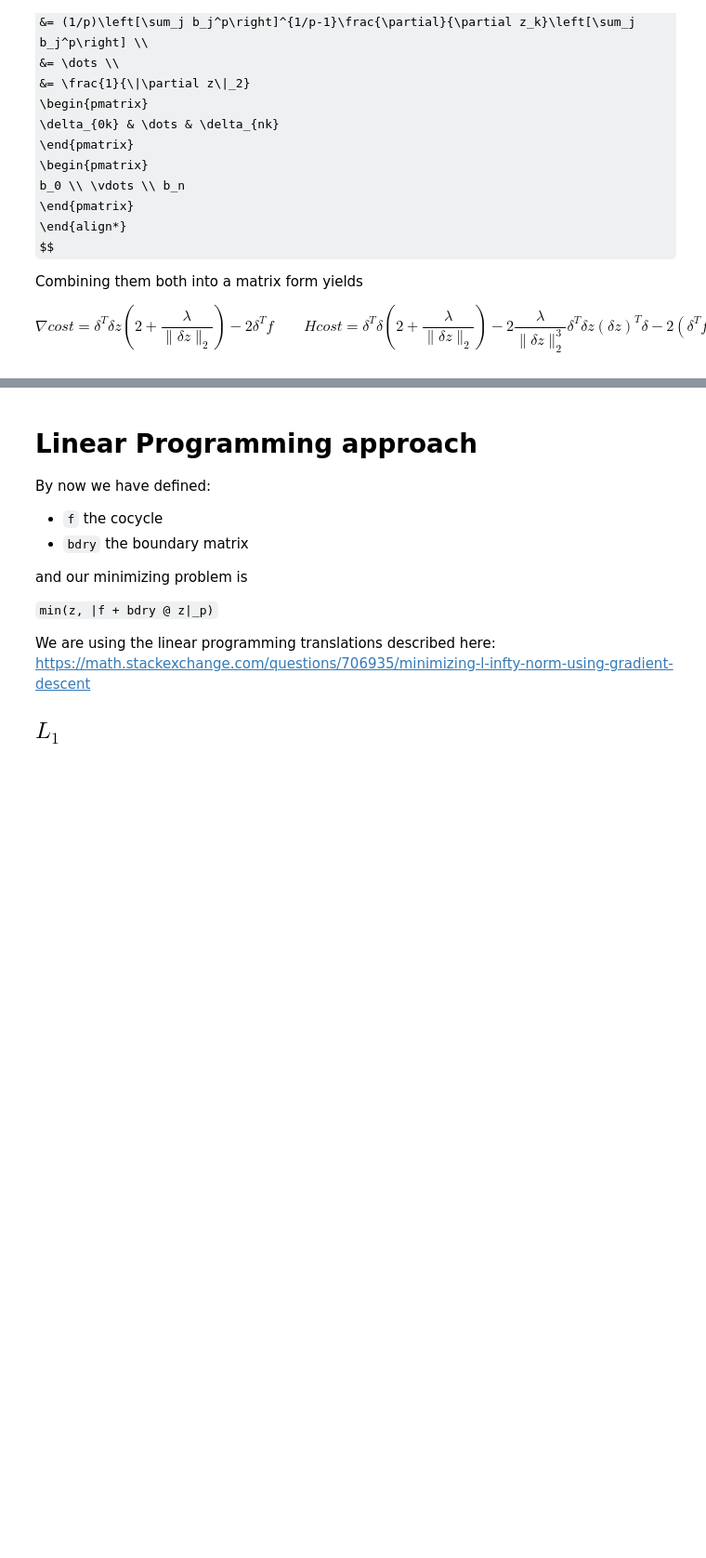
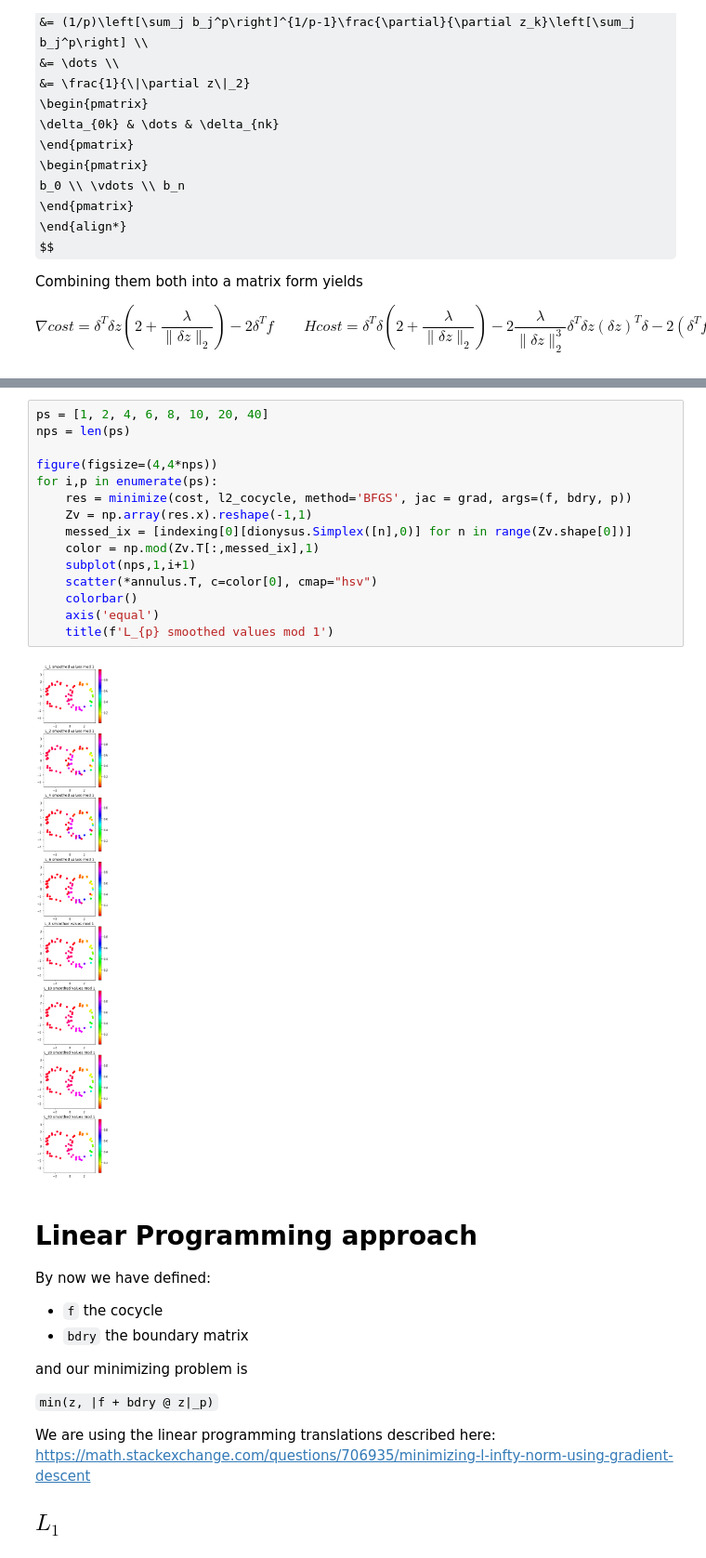
Before and after one commit to michiexile/icerm-tda-2019-08, a Jupyter notebook: Test_Annulus_edge_sparse-scipy_mvj-linprog.ipynb, the cells around one changed output, grey strips where cells are left out. Shown: that part at 93% size. Saved outputs shown, nothing was run; the diff lists cells and outputs as text; some formulas as TeX source; blank space fills up the shorter version.

```diff
--- a/Test_Annulus_edge_sparse-scipy_mvj-linprog.ipynb
+++ b/Test_Annulus_edge_sparse-scipy_mvj-linprog.ipynb
@@ -169,3 +228,20 @@ Text(0.5, 1.0, 'smoothed values mod 1')
+# %%
+ps = [1, 2, 4, 6, 8, 10, 20, 40]
+nps = len(ps)
+
+figure(figsize=(4,4*nps))
+for i,p in enumerate(ps):
+    res = minimize(cost, l2_cocycle, method='BFGS', jac = grad, args=(f, bdry, p))
+    Zv = np.array(res.x).reshape(-1,1)
+    messed_ix = [indexing[0][dionysus.Simplex([n],0)] for n in range(Zv.shape[0])]
+    color = np.mod(Zv.T[:,messed_ix],1)
+    subplot(nps,1,i+1)
+    scatter(*annulus.T, c=color[0], cmap="hsv")
+    colorbar()
+    axis('equal')
+    title(f'L_{p} smoothed values mod 1')
+# %% [output]
+[figure, added]
 # %% [markdown]
 # Linear Programming approach
 
```
Also changed, not shown: parts of 8 cells of this notebook.
